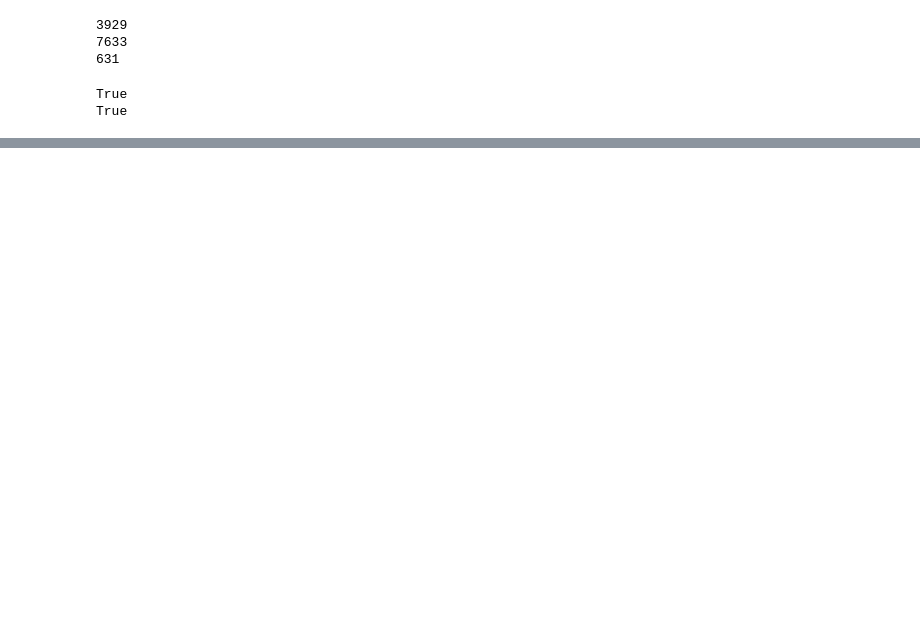
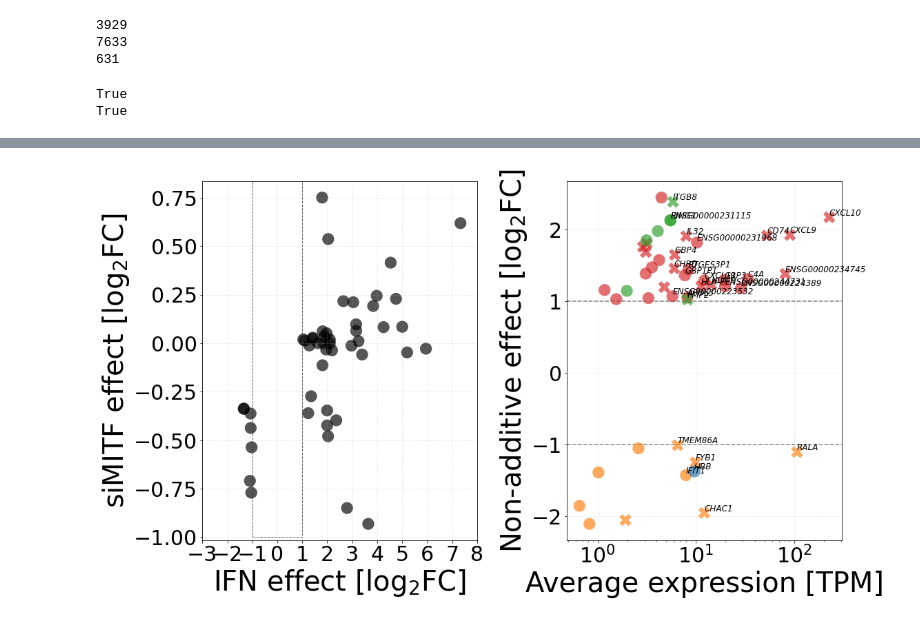
Before and after one commit to adelomana/nautholsvik, a Jupyter notebook: 04_differential_response/deseq2/non-additive effects quantifier.ipynb, the cells around one changed output, grey strips where cells are left out. Drawn from its saved outputs; the diff is of its cells as text; code cells hidden in the pictures; blank space fills up the shorter version.

Commit message:
preliminary version of non-additive effects analysis

```diff
--- a/04_differential_response/deseq2/non-additive effects quantifier.ipynb
+++ b/04_differential_response/deseq2/non-additive effects quantifier.ipynb
@@ -149,6 +319,18 @@ sum(numpy.abs(plotting_df['log2FC_observed_expected']) > 1)
 # %%
-# select genes that will be plotted
-rules = (plotting_df['P_A1A0'] < 0.1) | (plotting_df['P_B1B0'] < 0.1) | (plotting_df['P_interaction'] < 0.1)
-scatter_df = plotting_df[rules]
-scatter_df.shape
+# plotting set A (n = 66): log2(2) + P
+# plotting set B (n = 222): log2(2)
+# plotting set C (n = 152): log2(1.5) + P
+# plotting set D (n = 619): log2(1.5)
+
+plotting_setA = plotting_df[(numpy.abs(plotting_df['log2FC_observed_expected']) > 1) & (plotting_df['P_interaction'] < 0.05)]
+print(plotting_setA.shape)
+
+plotting_setB = plotting_df[(numpy.abs(plotting_df['log2FC_observed_expected']) > 1)]
+print(plotting_setB.shape)
+
+plotting_setC = plotting_df[(numpy.abs(plotting_df['log2FC_observed_expected']) > numpy.log2(1.5)) & (plotting_df['P_interaction'] < 0.05)]
+print(plotting_setC.shape)
+
+plotting_setD = plotting_df[(numpy.abs(plotting_df['log2FC_observed_expected']) > numpy.log2(1.5))]
+print(plotting_setD.shape)
 # %% [output]
@@ -157,0 +707,79 @@ scatter_df
+# %%
+fig, (left_panel, right_panel) = matplotlib.pyplot.subplots(1, 2, figsize=(16, 9))
+
+x = plotting_setB['A1A0_log2fc'].values
+y = plotting_setB['B0A0_log2fc'].values
+print(min(x), max(x))
+print(min(y), max(y))
+
+x = plotting_setB['average_expression_tpm'].values
+y = plotting_setB['log2FC_observed_expected'].values
+print(min(x), max(x))
+print(min(y), max(y))
+
+counter = 0
+
+for ensembl, row in plotting_setB.iterrows():
+    x = plotting_setB.loc[ensembl, 'A1A0_log2fc']
+    y = plotting_setB.loc[ensembl, 'B0A0_log2fc']
+    if numpy.abs(x) > 1 and numpy.abs(y) < 1:
+
+        counter = counter + 1
+
+        ### left panel
+        left_panel.scatter(x, y, s=300, c='black', alpha=2/3, edgecolor='none')
+
+
+        ### right panel
+        x = plotting_setB.loc[ensembl, 'average_expression_tpm']
+        y = plotting_setB.loc[ensembl, 'log2FC_observed_expected']
+
+        # set the color
+        if plotting_setB.loc[ensembl, 'interaction_type'] == '+S':
+            the_color = 'tab:red'
+        elif plotting_setB.loc[ensembl, 'interaction_type'] == '+A':
+            the_color = 'tab:orange'
+        elif plotting_setB.loc[ensembl, 'interaction_type'] == '-A':
+            the_color = 'tab:green'
+        elif plotting_setB.loc[ensembl, 'interaction_type'] == '-S':
+            the_color = 'tab:blue'
+        else:
+            the_color = 'black'
+
+        # set the marker
+        if plotting_setB.loc[ensembl, 'P_interaction'] < 0.05:
+            the_marker = 'X'
+        else:
+            the_marker = 'o'
+
+        right_panel.scatter(x, y, s=300, marker=the_marker, c=the_color, alpha=2/3, edgecolor='none')
+
+        # set the labels
+        if x > 5:
+            right_panel.text(x, y, plotting_setB.loc[ensembl, 'geneID'], horizontalalignment='left', verticalalignment='bottom', fontsize=12, fontstyle='italic')
+
+
+# close left panel
+#left_panel.set_xlim([-3.7, 8.3])
+#left_panel.set_ylim([-3.7, 8.3])
+left_panel.set_xticks([-3, -2, -1, 0, 1, 2, 3, 4, 5, 6, 7, 8])
+left_panel.set_xlabel('IFN effect [log$_2$FC]')
+left_panel.set_ylabel('siMITF effect [log$_2$FC]')
+the_patch = matplotlib.patches.Rectangle((-1,-1), 2, 2, edgecolor='black', facecolor='none', ls='--', alpha=2/3)
+left_panel.add_patch(the_patch)
+left_panel.grid(alpha=0.5, ls=':')
+
+# close right panel
+right_panel.set_xscale("log")
+#right_panel.set_xlim([0.6, 550])
+#right_panel.set_ylim([-6.1, 6.1])
+right_panel.set_xlabel('Average expression [TPM]')
+right_panel.set_ylabel('Non-additive effect [log$_2$FC]')
+right_panel.axhline(1, ls='--', color='black', zorder=0, alpha=1/2)
+right_panel.axhline(-1, ls='--', color='black', zorder=0, alpha=1/2)
+right_panel.grid(alpha=0.5, ls=':')
+
+matplotlib.pyplot.tight_layout()
+
+print('number of genes in the figure: {}'.format(counter))
+# %% [output]
@@ -157,0 +791 @@ scatter_df
+[figure, added]
```
Also changed, not shown: parts of 40 cells of this notebook, 1 other file.
